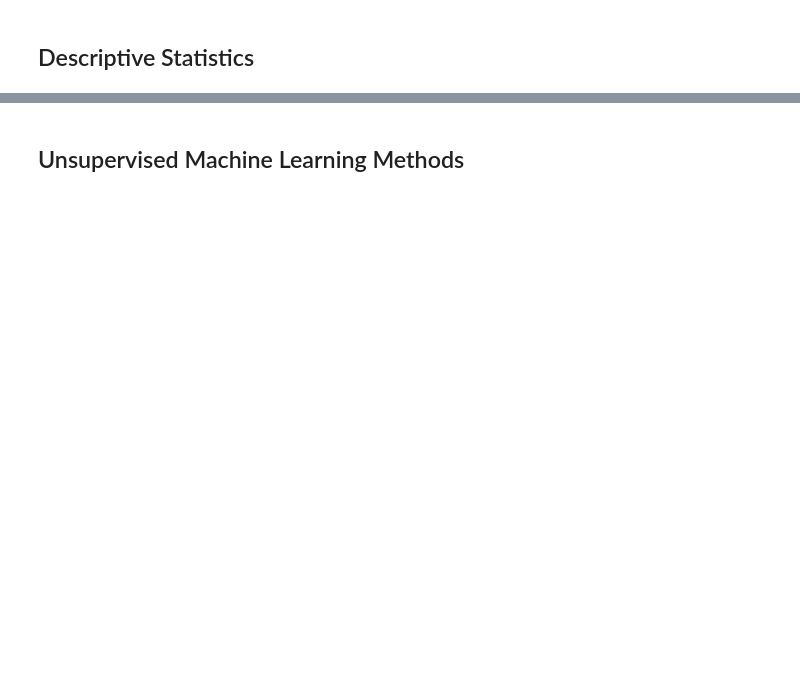
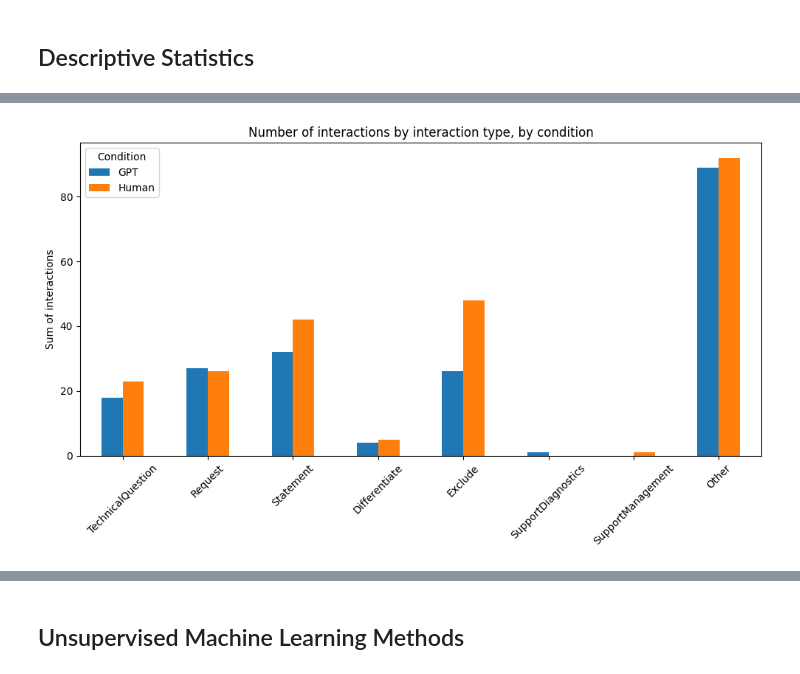
Before and after one commit to SaloWi/cas_mod4, a Jupyter notebook: mod3/CAS_Module_3.ipynb, the cells around one changed output, grey strips where cells are left out. Saved outputs shown, nothing was run; the diff lists cells and outputs as text; code cells hidden in the pictures; blank space fills up the shorter version.

Commit message:
add descriptive plots

```diff
--- a/mod3/CAS_Module_3.ipynb
+++ b/mod3/CAS_Module_3.ipynb
@@ -48,0 +76,25 @@ print(df.head())
+# %%
+df = pd.DataFrame(df)
+selected_columns = ['Condition','TechnicalQuestion', 'Request', 'Statement', 'Differentiate', 'Exclude', 'SupportDiagnostics', 'SupportManagement','Other']  # Replace with desired column names
+
+sum_replies = df[selected_columns]
+
+grouped_sum = sum_replies.groupby('Condition').sum()
+# Transpose the data to have categories on x-axis and genders as separate bars
+grouped_sum = grouped_sum.T  # Transpose so categories are on x-axis
+
+# Plotting
+grouped_sum.plot(kind='bar', figsize=(10, 6))
+
+# Customize the plot
+plt.title('Number of interactions by interaction type, by condition')
+plt.xlabel('')
+plt.ylabel('Sum of interactions')
+plt.xticks(rotation=45)
+plt.legend(title='Condition')
+plt.tight_layout()
+
+# Show the plot
+plt.show()
+# %% [output]
+[figure, added]
```
Also changed, not shown: parts of 5 cells of this notebook.
